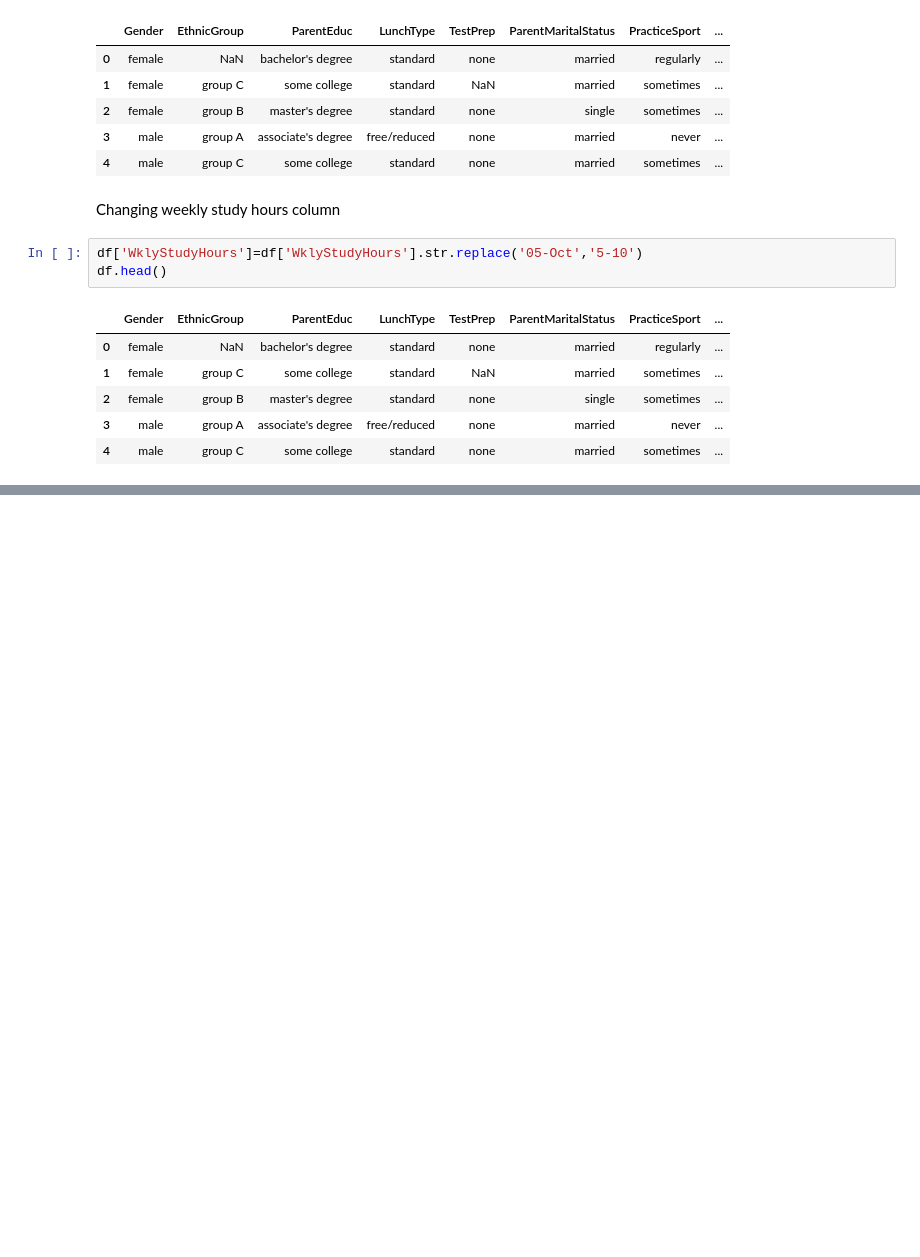
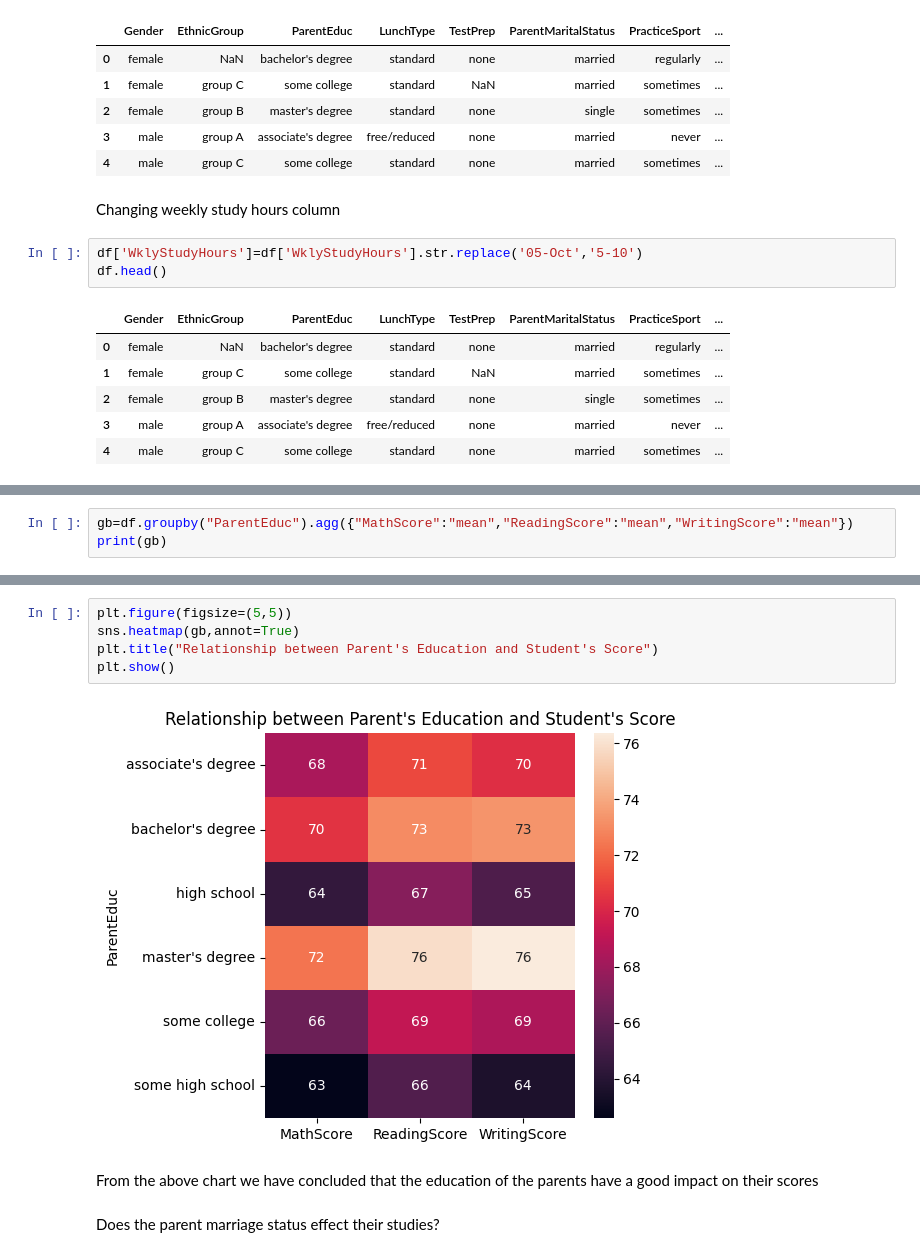
Before and after one commit to swikargyawali/student-ml-system, a Jupyter notebook: Student Result Analysis/projects.ipynb, the cells around one changed output, grey strips where cells are left out. Drawn from its saved outputs; the diff is of its cells as text; blank space fills up the shorter version.

```diff
--- a/Student Result Analysis/projects.ipynb
+++ b/Student Result Analysis/projects.ipynb
@@ -96,0 +114,3 @@ df.head()
+# %%
+gb=df.groupby("ParentEduc").agg({"MathScore":"mean","ReadingScore":"mean","WritingScore":"mean"})
+print(gb)
@@ -96,0 +126,11 @@ df.head()
+# %%
+plt.figure(figsize=(5,5))
+sns.heatmap(gb,annot=True)
+plt.title("Relationship between Parent's Education and Student's Score")
+plt.show()
+# %% [output]
+[figure, added]
+# %% [markdown]
+From the above chart we have concluded that the education of the parents have a good impact on their scores
+# %% [markdown]
+Does the parent marriage status effect their studies?
```
Also changed, not shown: parts of 8 cells of this notebook.
